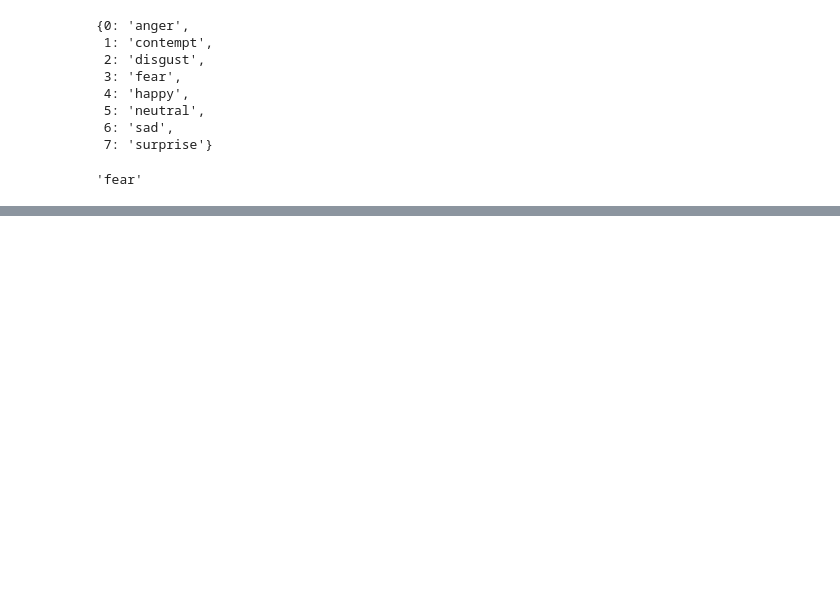
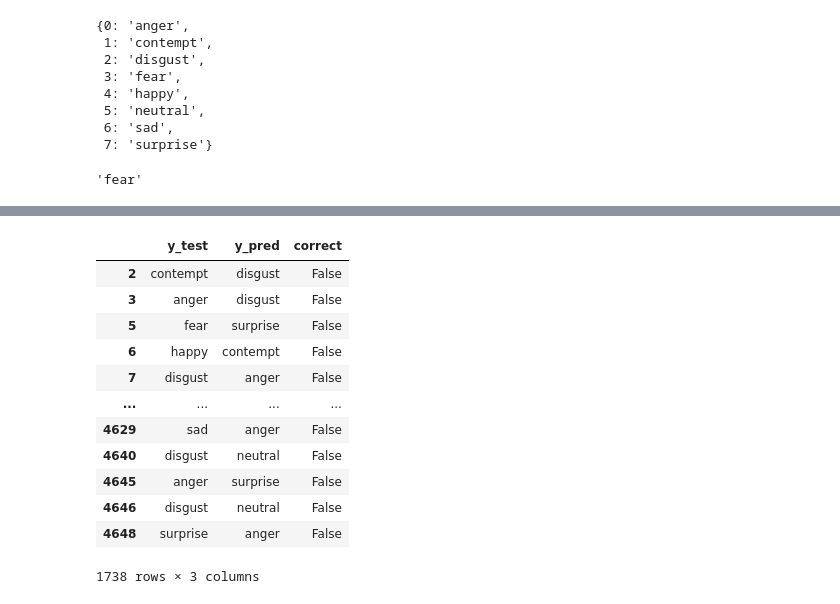
Before and after one commit to LuisRdAr/Clasificador_emociones, a Jupyter notebook: main.ipynb, the cells around one changed output, grey strips where cells are left out. Cells and saved outputs as stored; diff of their text form; code cells hidden in the pictures; blank space fills up the shorter version.

```diff
--- a/main.ipynb
+++ b/main.ipynb
@@ -272,0 +297,17 @@ sns.heatmap(confusion_mtx, annot=True, xticklabels=emotions_dict.keys(), ytickla
+# %%
+y_wrong = y_df[y_df["correct"] == False ]
+y_wrong
+# %% [output]
+|  | y_test | y_pred | correct |
+| 2 | contempt | disgust | False |
+| 3 | anger | disgust | False |
+| 5 | fear | surprise | False |
+| 6 | happy | contempt | False |
+| 7 | disgust | anger | False |
+| ... | ... | ... | ... |
+| 4629 | sad | anger | False |
+| 4640 | disgust | neutral | False |
+| 4645 | anger | surprise | False |
+| 4646 | disgust | neutral | False |
+| 4648 | surprise | anger | False |
+1738 rows × 3 columns
```
Also changed, not shown: parts of 15 cells of this notebook, 1 other file.
